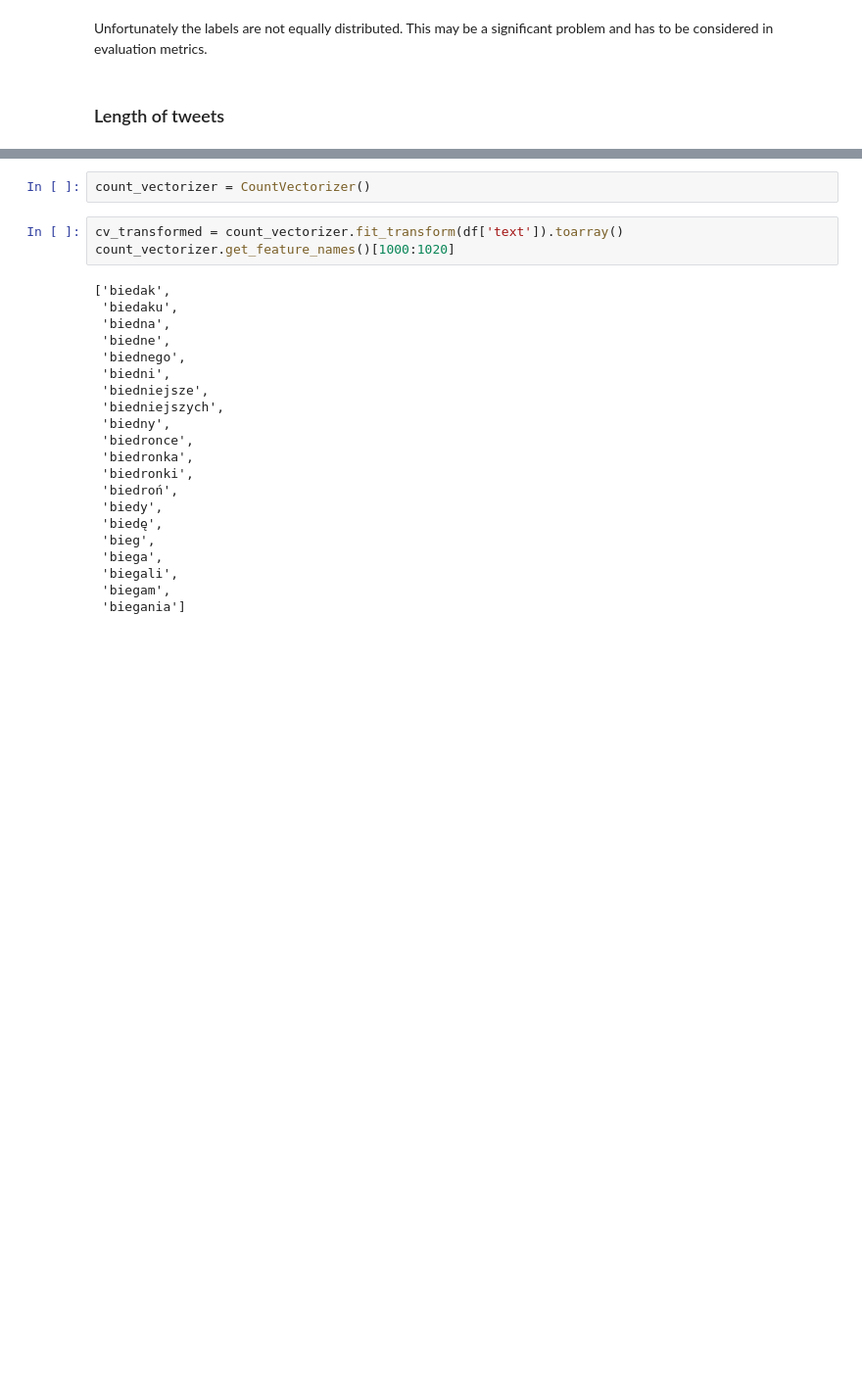
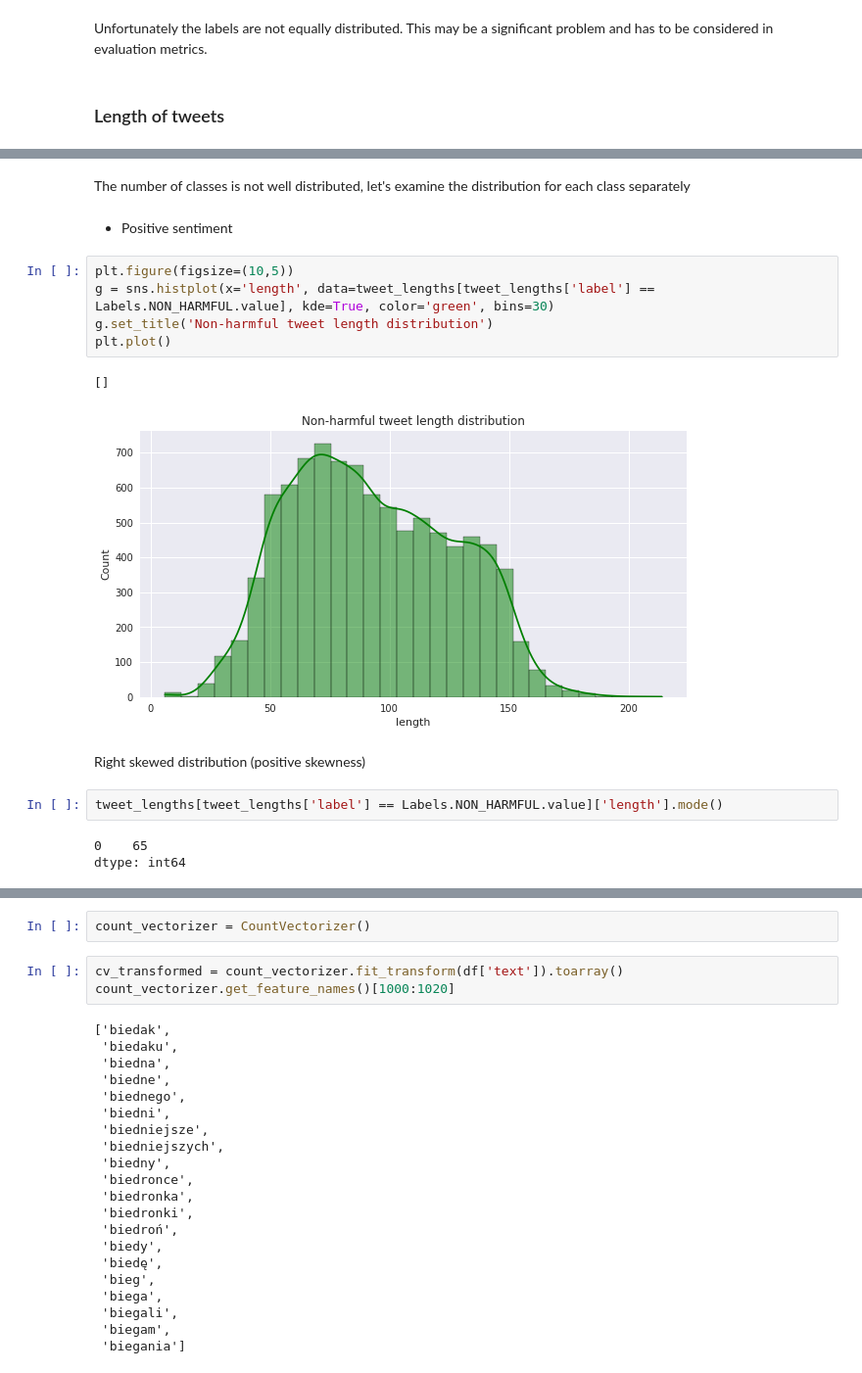
Before and after one commit to JakubTomaszewski/NLP-Sentiment-Analysis, a Jupyter notebook: EDA.ipynb, the cells around one changed output, grey strips where cells are left out. Shown at 98% size. Drawn from its saved outputs; the diff is of its cells as text; blank space fills up the shorter version.

```diff
--- a/EDA.ipynb
+++ b/EDA.ipynb
@@ -168,0 +203,19 @@ Median tweet length: 91
+# %% [markdown]
+The number of classes is not well distributed, let's examine the distribution for each class separately
+# %% [markdown]
+- Positive sentiment
+# %%
+plt.figure(figsize=(10,5))
+g = sns.histplot(x='length', data=tweet_lengths[tweet_lengths['label'] == Labels.NON_HARMFUL.value], kde=True, color='green', bins=30)
+g.set_title('Non-harmful tweet length distribution')
+plt.plot()
+# %% [output]
+[]
+[figure, added]
+# %% [markdown]
+Right skewed distribution (positive skewness)
+# %%
+tweet_lengths[tweet_lengths['label'] == Labels.NON_HARMFUL.value]['length'].mode()
+# %% [output]
+0    65
+dtype: int64
```
Also changed, not shown: parts of 144 cells of this notebook.
